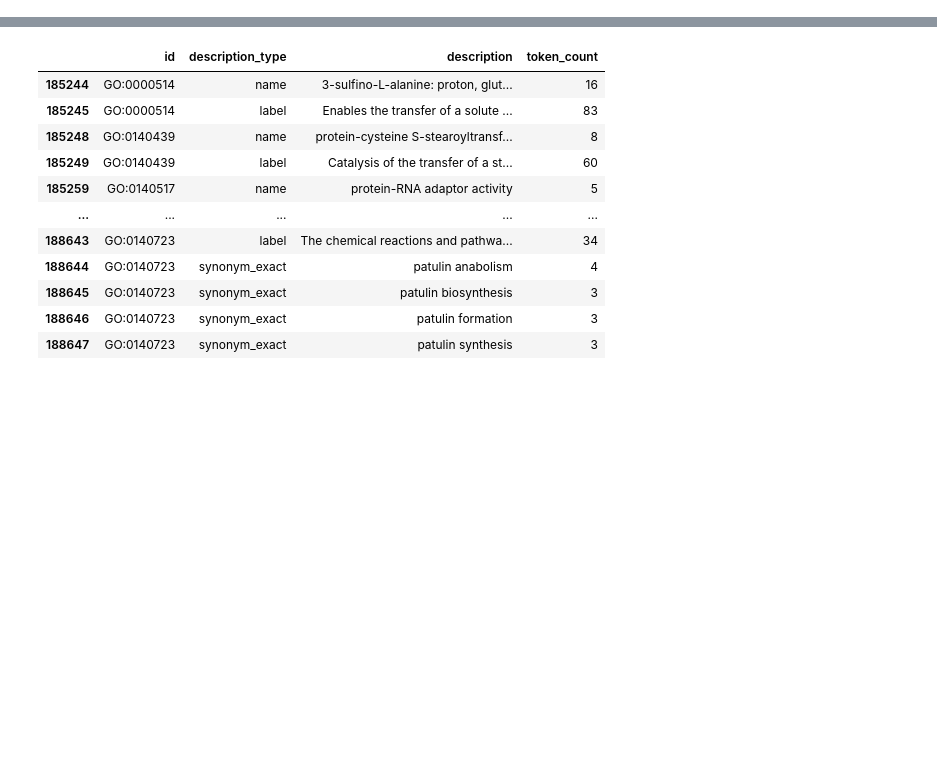
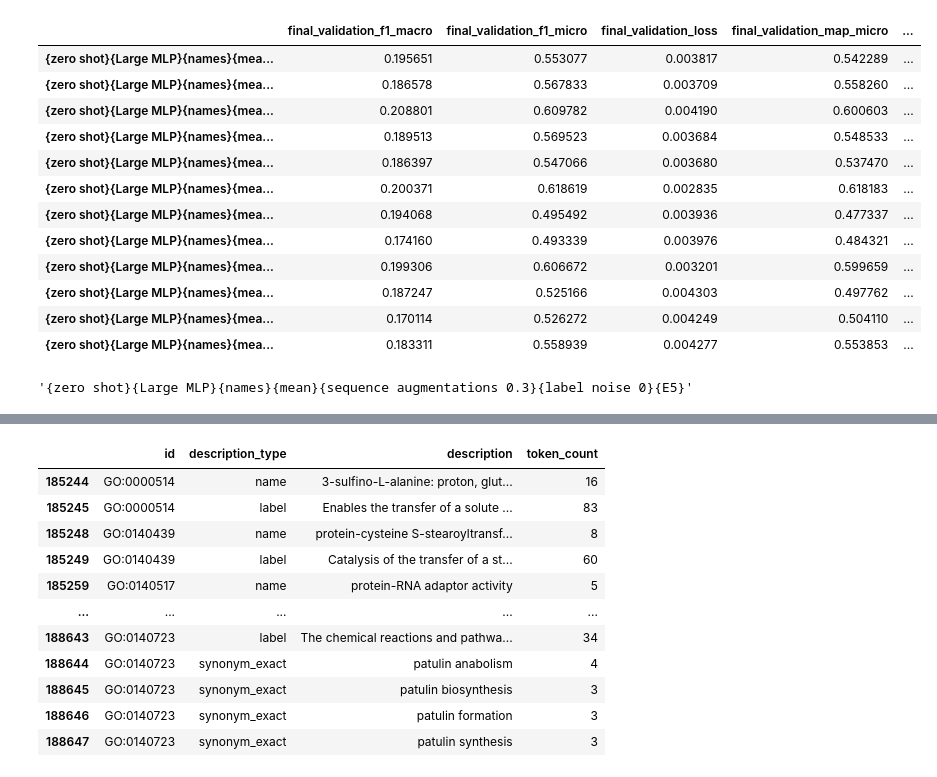
Before and after one commit to microsoft/protnote, a Jupyter notebook: notebooks/EDA.ipynb, the cells around one changed output, grey strips where cells are left out. Drawn from its saved outputs; the diff is of its cells as text; code cells hidden in the pictures; blank space fills up the shorter version.

```diff
--- a/notebooks/EDA.ipynb
+++ b/notebooks/EDA.ipynb
@@ -21,0 +64,16 @@ from src.utils.data import read_pickle, save_to_pickle
+# %%
+results_processed
+# %% [output]
+|  | final_validation_f1_macro | final_validation_f1_micro | final_validation_loss | final_validation_map_micro | ... |
+| {zero shot}{Large MLP}{names}{mea... | 0.195651 | 0.553077 | 0.003817 | 0.542289 | ... |
+| {zero shot}{Large MLP}{names}{mea... | 0.186578 | 0.567833 | 0.003709 | 0.558260 | ... |
+| {zero shot}{Large MLP}{names}{mea... | 0.208801 | 0.609782 | 0.004190 | 0.600603 | ... |
+| {zero shot}{Large MLP}{names}{mea... | 0.189513 | 0.569523 | 0.003684 | 0.548533 | ... |
+| {zero shot}{Large MLP}{names}{mea... | 0.186397 | 0.547066 | 0.003680 | 0.537470 | ... |
+| {zero shot}{Large MLP}{names}{mea... | 0.200371 | 0.618619 | 0.002835 | 0.618183 | ... |
+| {zero shot}{Large MLP}{names}{mea... | 0.194068 | 0.495492 | 0.003936 | 0.477337 | ... |
+| {zero shot}{Large MLP}{names}{mea... | 0.174160 | 0.493339 | 0.003976 | 0.484321 | ... |
+| {zero shot}{Large MLP}{names}{mea... | 0.199306 | 0.606672 | 0.003201 | 0.599659 | ... |
+| {zero shot}{Large MLP}{names}{mea... | 0.187247 | 0.525166 | 0.004303 | 0.497762 | ... |
+| {zero shot}{Large MLP}{names}{mea... | 0.170114 | 0.526272 | 0.004249 | 0.504110 | ... |
+| {zero shot}{Large MLP}{names}{mea... | 0.183311 | 0.558939 | 0.004277 | 0.553853 | ... |
@@ -21,0 +82,4 @@ from src.utils.data import read_pickle, save_to_pickle
+# %%
+results.idxmin()
+# %% [output]
+'{zero shot}{Large MLP}{names}{mean}{sequence augmentations 0.3}{label noise 0}{E5}'
```
Also changed, not shown: parts of 10 cells of this notebook, 2 other files.
